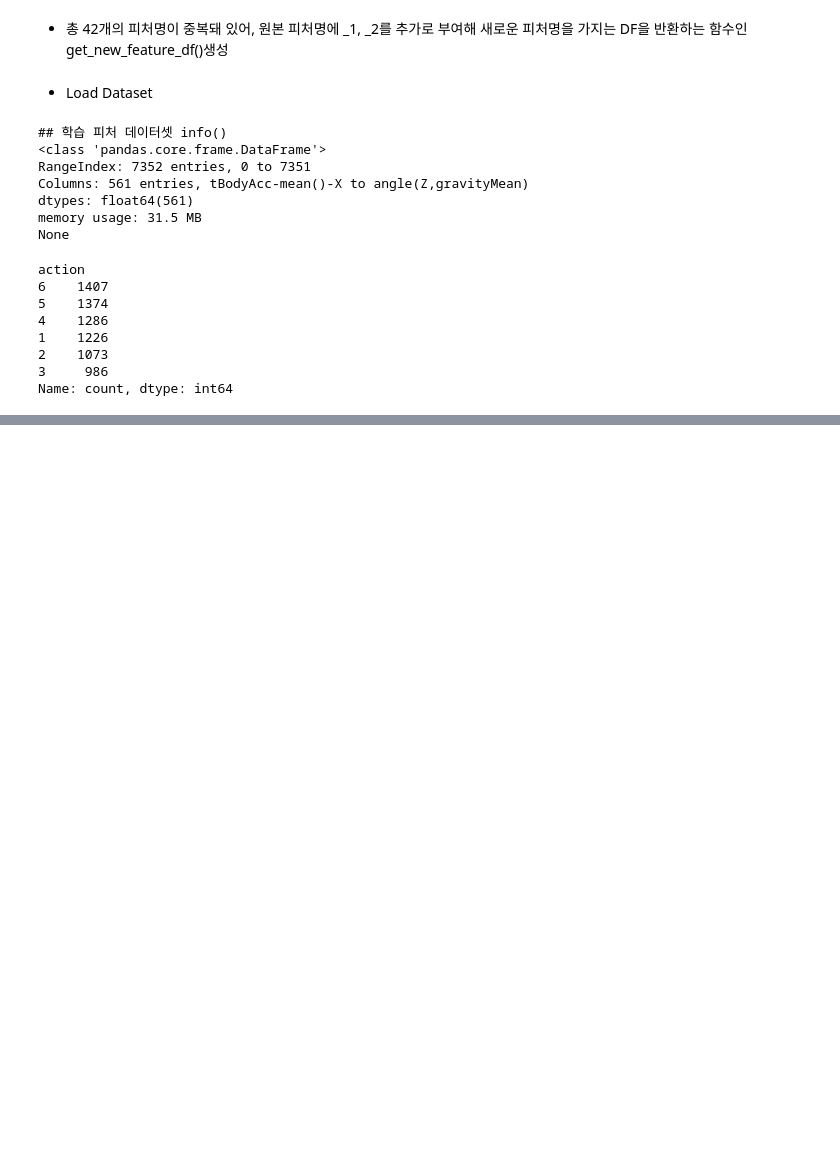
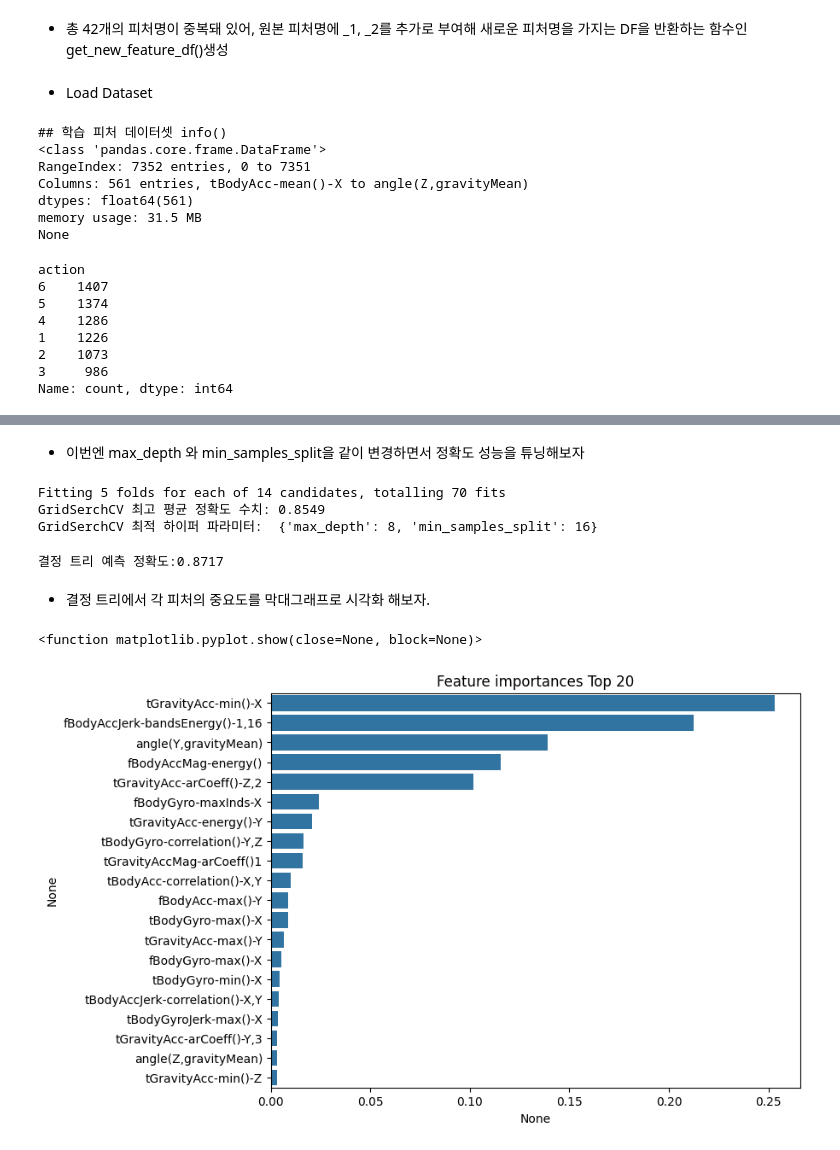
Before and after one commit to DohunWi/ML, a Jupyter notebook: week_4/week04.ipynb, the cells around one changed output, grey strips where cells are left out. Drawn from its saved outputs; the diff is of its cells as text; code cells hidden in the pictures; blank space fills up the shorter version.

```diff
--- a/week_4/week04.ipynb
+++ b/week_4/week04.ipynb
@@ -288,0 +310,11 @@ Name: count, dtype: int64
+# %%
+from sklearn.model_selection import GridSearchCV
+
+params = {
+    'max_depth' : [6, 8, 10 ,12, 16, 20, 24]
+}
+
+grid_cv = GridSearchCV(dt_clf, param_grid=params, scoring='accuracy', cv=5, verbose=1)
+grid_cv.fit(X_train, y_train)
+print('GridSerchCV 최고 평균 정확도 수치: {0:.4f}'.format(grid_cv.best_score_))
+print('GridSerchCV 최적 하이퍼 파라미터: ',grid_cv.best_params_)
@@ -288,0 +344,42 @@ Name: count, dtype: int64
+# %% [markdown]
+- 이번엔 max_depth 와 min_samples_split을 같이 변경하면서 정확도 성능을 튜닝해보자
+# %%
+from sklearn.model_selection import GridSearchCV
+
+params = {
+    'max_depth' : [6, 8, 10 ,12, 16, 20, 24],
+    'min_samples_split' : [16, 24]
+}
+
+grid_cv = GridSearchCV(dt_clf, param_grid=params, scoring='accuracy', cv=5, verbose=1)
+grid_cv.fit(X_train, y_train)
+print('GridSerchCV 최고 평균 정확도 수치: {0:.4f}'.format(grid_cv.best_score_))
+print('GridSerchCV 최적 하이퍼 파라미터: ',grid_cv.best_params_)
+# %% [output]
+Fitting 5 folds for each of 14 candidates, totalling 70 fits
+GridSerchCV 최고 평균 정확도 수치: 0.8549
+GridSerchCV 최적 하이퍼 파라미터:  {'max_depth': 8, 'min_samples_split': 16}
+# %%
+best_dt_clf = grid_cv.best_estimator_
+pred1 = best_dt_clf.predict(X_test)
+accuracy = accuracy_score(y_test, pred1)
+print('결정 트리 예측 정확도:{0:.4f}'.format(accuracy))
+# %% [output]
+결정 트리 예측 정확도:0.8717
+# %% [markdown]
+- 결정 트리에서 각 피처의 중요도를 막대그래프로 시각화 해보자.
+# %%
+import seaborn as sns
+
+ftr_importances_values = best_dt_clf.feature_importances_
+# TOP 중요도로 정렬을 쉽게 하고, seaborn의 막대그래프로 쉽게 표현하기 위해 Series 변환
+ftr_importances = pd.Series(ftr_importances_values, index=X_train.columns)
+# 중요도값 순으로 Series를 정렬
+ftr_top20 = ftr_importances.sort_values(ascending=False)[:20]
+plt.figure(figsize=(8, 6))
+plt.title('Feature importances Top 20')
+sns.barplot(x=ftr_top20, y=ftr_top20.index)
+plt.show
+# %% [output]
+<function matplotlib.pyplot.show(close=None, block=None)>
+[figure, added]
```
Also changed, not shown: parts of 19 cells of this notebook, 2 other files.
